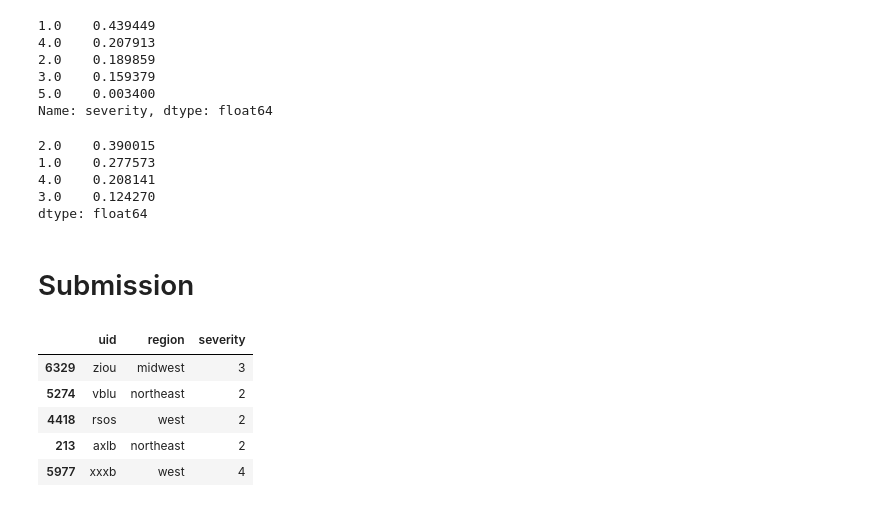
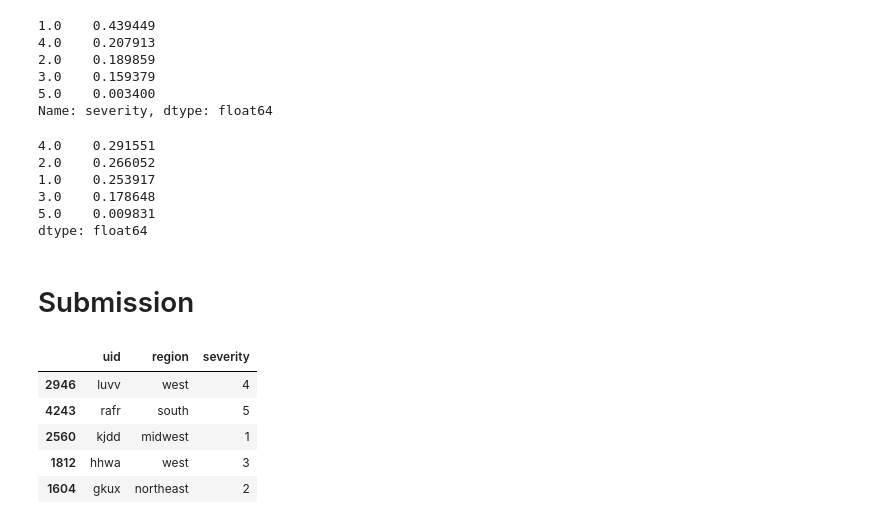
Before and after one commit to k-loki/Algal-bloom-Identification, a Jupyter notebook: notebooks/forgetall_restartagain.ipynb, the cells around one changed output. Saved outputs shown, nothing was run; the diff lists cells and outputs as text; code cells hidden in the pictures.

Commit message:
xgbreg_on_grp_by_cols @ 0.648/0.901

```diff
--- a/notebooks/forgetall_restartagain.ipynb
+++ b/notebooks/forgetall_restartagain.ipynb
@@ -779,9 +865,19 @@ X.shape, y.shape, X_test.shape
 # %% [output]
 ((17060, 7), (17060,), (6510, 7))
 # %%
-# hgb_reg = HistGradientBoostingRegressor(random_state=42, learning_rate=0.05, max_iter=300, early_stopping=True, scoring='loss')
-# hgb_reg.fit(X, y)
-# test_preds = hgb_reg.predict(X_test)
-# test_preds = pd.Series(np.round(test_preds)).clip(1, 5).values
-# print("train rmse", rmse(y, hgb_reg.predict(X)))
+xgb_reg = XGBRegressor(
+    n_estimators=4000,
+    max_depth=5,
+    learning_rate=0.02,
+    tree_method='gpu_hist',
+    gpu_id=0,
+    n_jobs=-1,
+    verbose=1,
+    random_state=42,
+    )
+
+xgb_reg.fit(X, y)
+test_preds = xgb_reg.predict(X_test)
+test_preds = pd.Series(np.round(test_preds)).clip(1, 5).values
+print("train rmse", rmse(y, xgb_reg.predict(X)))
 # %% [output]
@@ -798,21 +902,22 @@ Name: severity, dtype: float64
 # %%
 pd.Series(test_preds).value_counts(normalize=True)
 # %% [output]
-2.0    0.390015
-1.0    0.277573
-4.0    0.208141
-3.0    0.124270
+4.0    0.291551
+2.0    0.266052
+1.0    0.253917
+3.0    0.178648
+5.0    0.009831
 dtype: float64
 # %% [markdown]
 # Submission
 # %%
 sub_format.severity = test_preds.astype(int)
 display(sub_format.sample(5))
-sub_format.to_csv('../submissions/to submit/idkanything_histgrad.csv', index=False)
+sub_format.to_csv('../submissions/to submit/xgbreg_grp_by_cols.csv', index=False)
 # %% [output]
 |  | uid | region | severity |
-| 6329 | ziou | midwest | 3 |
-| 5274 | vblu | northeast | 2 |
-| 4418 | rsos | west | 2 |
-| 213 | axlb | northeast | 2 |
-| 5977 | xxxb | west | 4 |
+| 2946 | luvv | west | 4 |
+| 4243 | rafr | south | 5 |
+| 2560 | kjdd | midwest | 1 |
+| 1812 | hhwa | west | 3 |
+| 1604 | gkux | northeast | 2 |
```
Also changed, not shown: parts of 16 cells of this notebook.
